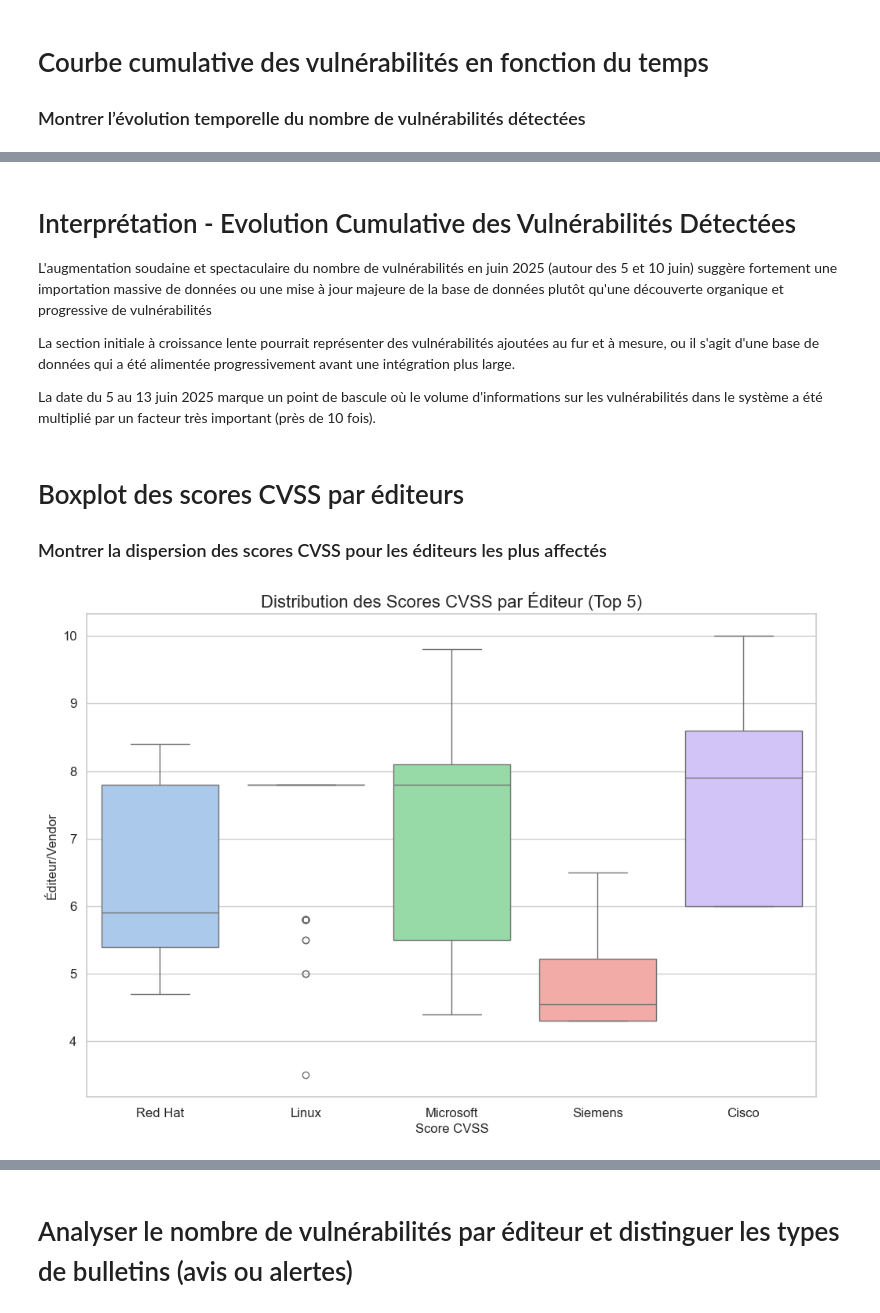
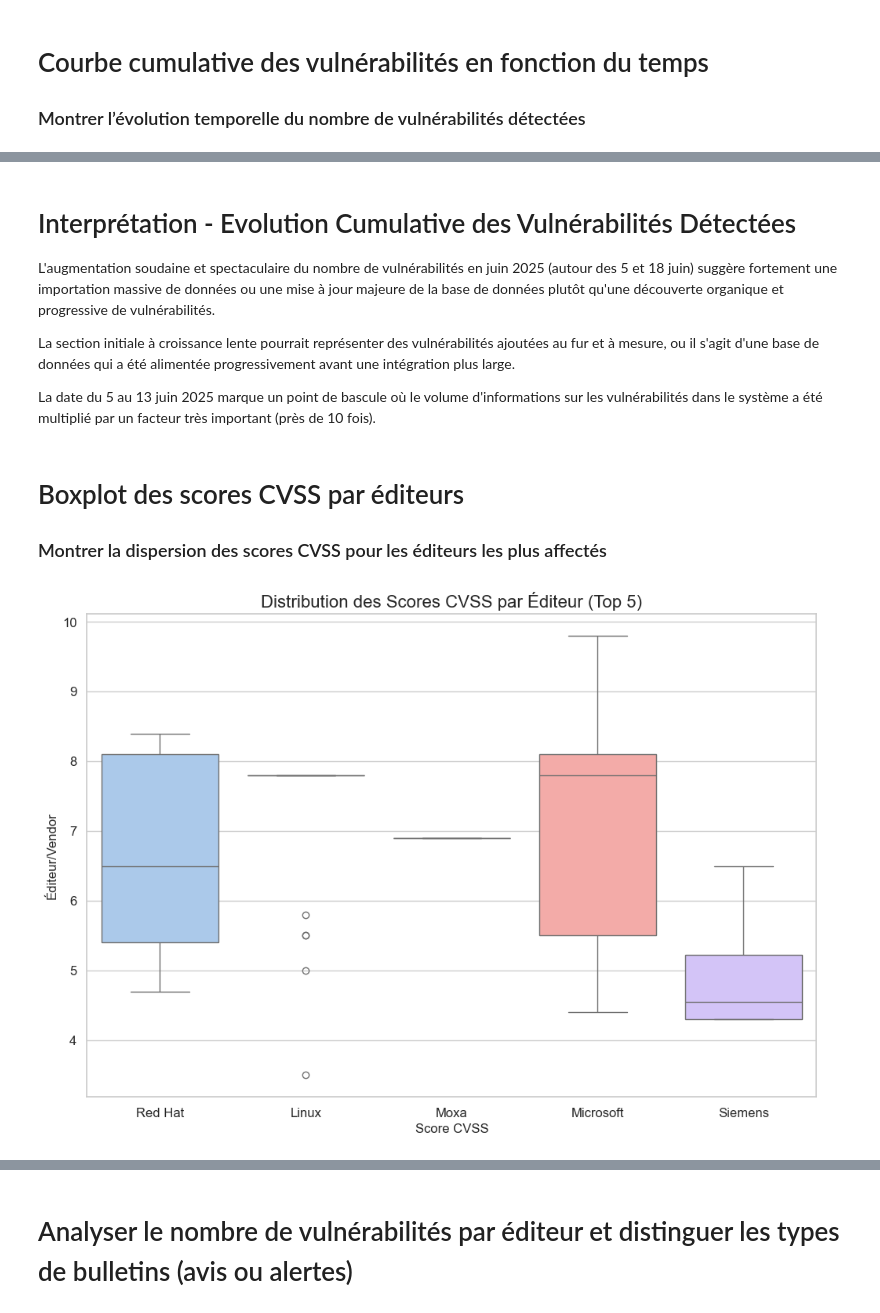
Before and after one commit to El0o/mastercamp-projet-final, a Jupyter notebook: Visualisation_ANSSI.ipynb, the cells around one changed output, grey strips where cells are left out. Drawn from its saved outputs; the diff is of its cells as text; code cells hidden in the pictures.

```diff
--- a/Visualisation_ANSSI.ipynb
+++ b/Visualisation_ANSSI.ipynb
@@ -54,3 +14,10 @@ plt.show()
 # %%
 df_complet = pd.read_csv("DataFrame_complet.csv", usecols=["Link", "Title", "Type", "Published", "Summary", "CVE_id", "Description", "CVSS_score", "Base_severity", "EPSS_score", "EPSS_percentile", "CWE", "vendor", "product", "version"])
 df_complet.head(2)
+
+df_cve_unique = df_complet.drop(columns=['vendor', 'product', 'version'])
+df_cve_unique = df_cve_unique.drop_duplicates()
+df_cve_unique_full = df_cve_unique.dropna(subset=['CVSS_score', 'Base_severity'])
+
+df_produit_unique = df_complet.drop(columns=['version'])
+df_produit_unique = df_produit_unique.drop_duplicates()
@@ -318,7 +280,7 @@ plt.show()
 # %% [markdown]
 # Interprétation - Evolution Cumulative des Vulnérabilités Détectées
 
-L'augmentation soudaine et spectaculaire du nombre de vulnérabilités en juin 2025 (autour des 5 et 10 juin) suggère fortement une importation massive de données ou une mise à jour majeure de la base de données plutôt qu'une découverte organique et progressive de vulnérabilités
+L'augmentation soudaine et spectaculaire du nombre de vulnérabilités en juin 2025 (autour des 5 et 18 juin) suggère fortement une importation massive de données ou une mise à jour majeure de la base de données plutôt qu'une découverte organique et progressive de vulnérabilités.
 
 La section initiale à croissance lente pourrait représenter des vulnérabilités ajoutées au fur et à mesure, ou il s'agit d'une base de données qui a été alimentée progressivement avant une intégration plus large.
 
@@ -327,17 +289,17 @@ La date du 5 au 13 juin 2025 marque un point de bascule où le volume d'informat
 # Boxplot des scores CVSS par éditeurs
 ### Montrer la dispersion des scores CVSS pour les éditeurs les plus affectés
 # %%
-top_n_vendors = df_complet['vendor'].value_counts().head(5).index
-df_top_vendors = df_complet[df_complet['vendor'].isin(top_n_vendors)]
+top_n_vendors = df_produit_unique['vendor'].value_counts().head(5).index
+df_top_vendors = df_produit_unique[df_produit_unique['vendor'].isin(top_n_vendors)]
 
 plt.figure(figsize=(12, 8))
 sns.boxplot(data=df_top_vendors, x='vendor', y='CVSS_score', hue='vendor', palette='pastel', legend=False)
 plt.title('Distribution des Scores CVSS par Éditeur (Top 5)', fontsize=16)
 plt.xlabel('Score CVSS', fontsize=12)
 plt.ylabel('Éditeur/Vendor', fontsize=12)
 plt.xticks(fontsize=12)
 plt.yticks(fontsize=12)
 plt.show()
 # %% [output]
-[figure, old version]
+[figure, new version]
 # %% [markdown]
```
Also changed, not shown: parts of 35 cells of this notebook.
